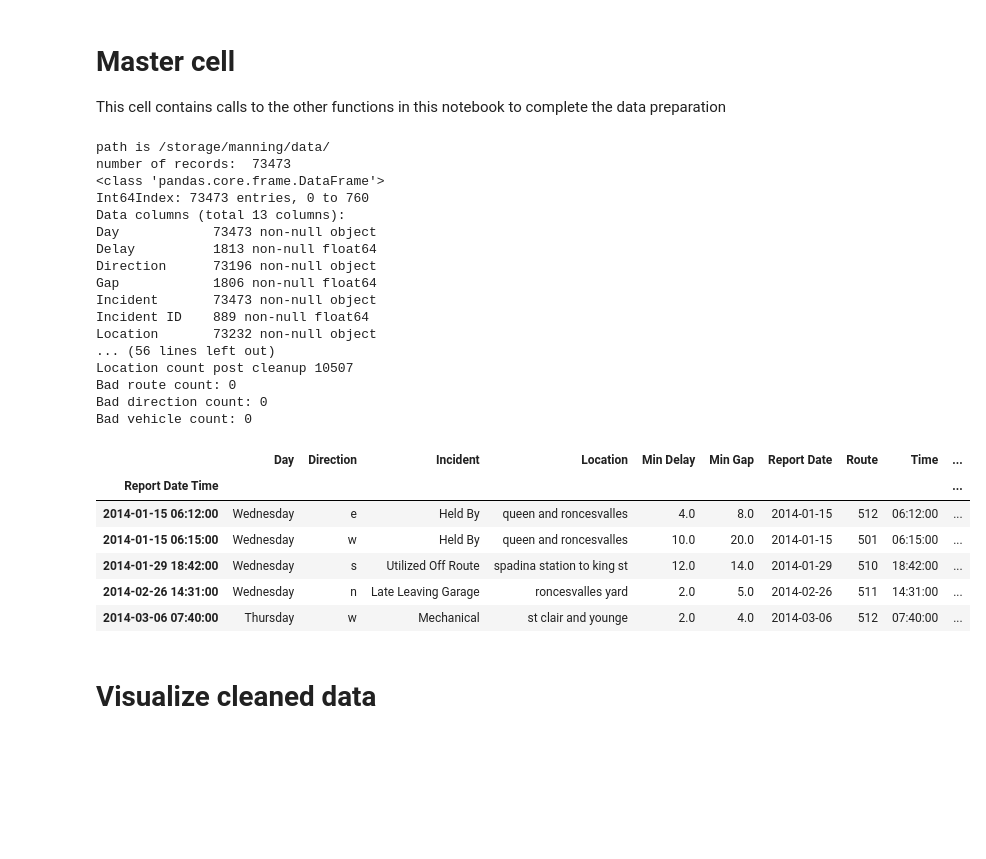
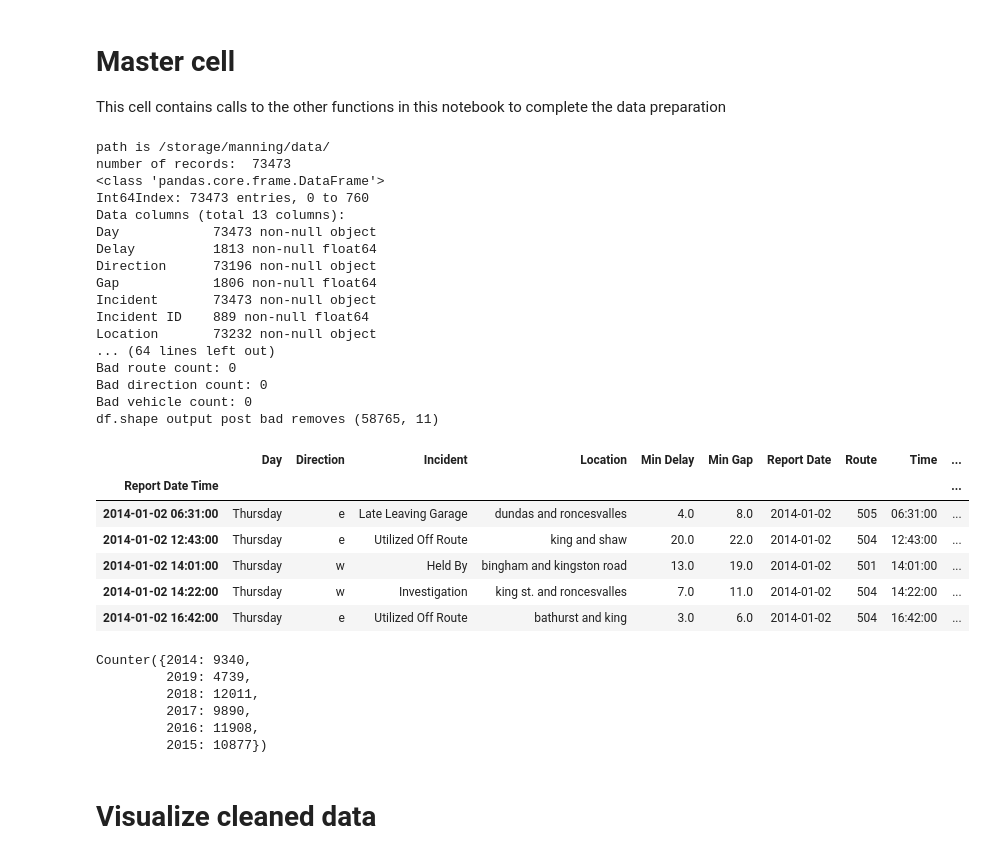
Before and after one commit to ryanmark1867/manning, a Jupyter notebook: streetcar_data_preparation_refactored.ipynb, the cells around one changed output. Saved outputs shown, nothing was run; the diff lists cells and outputs as text; code cells hidden in the pictures; blank space fills up the shorter version.

```diff
--- a/streetcar_data_preparation_refactored.ipynb
+++ b/streetcar_data_preparation_refactored.ipynb
@@ -42,7 +68,7 @@ remove_bad_values = True
 # name of file containing pickled dataframe version of input (unprocessed) dataset
 pickled_input_dataframe = '2014_2019_upto_june.pkl'
 # name of file to which prepared data set is saved as a pickled dataframe
-pickled_output_dataframe = '2014_2019_df_cleaned_remove_bad_sept24.pkl'
+pickled_output_dataframe = '2014_2019_df_cleaned_remove_bad_oct18.pkl'
 # %% [markdown]
 # Streetcar vehicle IDs CLRV/ALRV
 
@@ -313,13 +339,9 @@ def check_direction (x):
 def direction_cleanup(df):
     print("Direction count pre cleanup",df['Direction'].nunique())
     df['Direction'] = df['Direction'].str.lower()
-    # df['Direction'] = df['Direction'].str.replace('/','')
-    # x = re.sub("\s", "9", str)
-    # df = df.replace('[^\d.]', '',regex=True)
-    # df['Direction'] = re.sub()
+    df['Direction'] = df['Direction'].str.replace('/','')
     df['Direction'] = df['Direction'].replace({'eastbound':'e','westbound':'w','southbound':'s','northbound':'n'})
     df['Direction'] = df['Direction'].replace('b','',regex=True)
-    # df['Direction'] = df['Direction'].replace({'eb':'e','wb':'w','sb':'s','nb':'n','bw':'b'},regex=True)
     df['Direction'] = df['Direction'].apply(lambda x:check_direction(x))
     print("Direction count post cleanup",df['Direction'].nunique())
     return(df)
@@ -382,48 +403,68 @@ print("df.describe() output",df.describe())
 print("df.types output",df.dtypes)
 df,allcols,textcols,continuouscols,timecols,collist = general_cleanup(df)
 df.head()
+# get record count by year
+from collections import Counter
+df_year = pd.DatetimeIndex(df['Report Date Time']).year
+print(str(Counter(df_year)))
+#Counter(df_year).values()
 # check that the values for April 2019 are correct
 df[df['Report Date Time'].astype(str).str[:7]=='2019-04']
 # cleanup Route
+print("df.shape output pre route",df.shape)
 df = route_cleanup(df)
 df = vehicle_cleanup(df)
 df = direction_cleanup(df)
 df = location_cleanup(df)
+print("df.shape output post location",df.shape)
 if remove_bad_values:
     df = remove_bad(df)
 print("Bad route count:",df[df.Route == 'bad route'].shape[0])
 print("Bad direction count:",df[df.Direction == 'bad direction'].shape[0])
 print("Bad vehicle count:",df[df.Vehicle == 'bad vehicle'].shape[0])
 # pickle the cleansed dataframe
-file_name = path + pickled_output_dataframe
-df.to_pickle(file_name)
-dfn = pd.read_pickle(file_name)
-dfn.head()
+print("df.shape output post bad removes",df.shape)
+if save_transformed_dataframe:
+    file_name = path + pickled_output_dataframe
+    df.to_pickle(file_name)
+df.head()
 # %% [output]
 path is /storage/manning/data/
 number of records:  73473
 <class 'pandas.core.frame.DataFrame'>
 Int64Index: 73473 entries, 0 to 760
 Data columns (total 13 columns):
 Day            73473 non-null object
 Delay          1813 non-null float64
 Direction      73196 non-null object
 Gap            1806 non-null float64
 Incident       73473 non-null object
 Incident ID    889 non-null float64
 Location       73232 non-null object
-... (56 lines left out)
-Location count post cleanup 10507
+... (64 lines left out)
 Bad route count: 0
 Bad direction count: 0
 Bad vehicle count: 0
+df.shape output post bad removes (58765, 11)
 |  | Day | Direction | Incident | Location | Min Delay | Min Gap | Report Date | Route | Time | ... |
 | Report Date Time |  |  |  |  |  |  |  |  |  | ... |
-| 2014-01-15 06:12:00 | Wednesday | e | Held By | queen and roncesvalles | 4.0 | 8.0 | 2014-01-15 | 512 | 06:12:00 | ... |
-| 2014-01-15 06:15:00 | Wednesday | w | Held By | queen and roncesvalles | 10.0 | 20.0 | 2014-01-15 | 501 | 06:15:00 | ... |
-| 2014-01-29 18:42:00 | Wednesday | s | Utilized Off Route | spadina station to king st | 12.0 | 14.0 | 2014-01-29 | 510 | 18:42:00 | ... |
-| 2014-02-26 14:31:00 | Wednesday | n | Late Leaving Garage | roncesvalles yard | 2.0 | 5.0 | 2014-02-26 | 511 | 14:31:00 | ... |
-| 2014-03-06 07:40:00 | Thursday | w | Mechanical | st clair and younge | 2.0 | 4.0 | 2014-03-06 | 512 | 07:40:00 | ... |
+| 2014-01-02 06:31:00 | Thursday | e | Late Leaving Garage | dundas and roncesvalles | 4.0 | 8.0 | 2014-01-02 | 505 | 06:31:00 | ... |
+| 2014-01-02 12:43:00 | Thursday | e | Utilized Off Route | king and shaw | 20.0 | 22.0 | 2014-01-02 | 504 | 12:43:00 | ... |
+| 2014-01-02 14:01:00 | Thursday | w | Held By | bingham and kingston road | 13.0 | 19.0 | 2014-01-02 | 501 | 14:01:00 | ... |
+| 2014-01-02 14:22:00 | Thursday | w | Investigation | king st. and roncesvalles | 7.0 | 11.0 | 2014-01-02 | 504 | 14:22:00 | ... |
+| 2014-01-02 16:42:00 | Thursday | e | Utilized Off Route | bathurst and king | 3.0 | 6.0 | 2014-01-02 | 504 | 16:42:00 | ... |
+# %%
+# get record count by year
+from collections import Counter
+df_year = pd.DatetimeIndex(df['Report Date Time']).year
+Counter(df_year)
+# %% [output]
+Counter({2014: 9340,
+         2019: 4739,
+         2018: 12011,
+         2017: 9890,
+         2016: 11908,
+         2015: 10877})
 # %% [markdown]
 # Visualize cleaned data
 # %%
```
Also changed, not shown: parts of 3 cells of this notebook.
